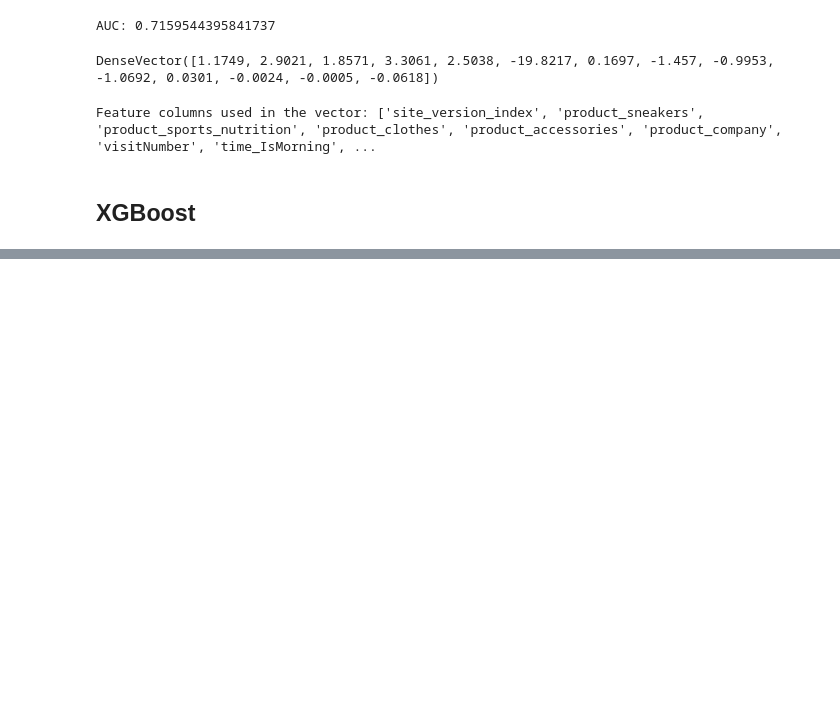
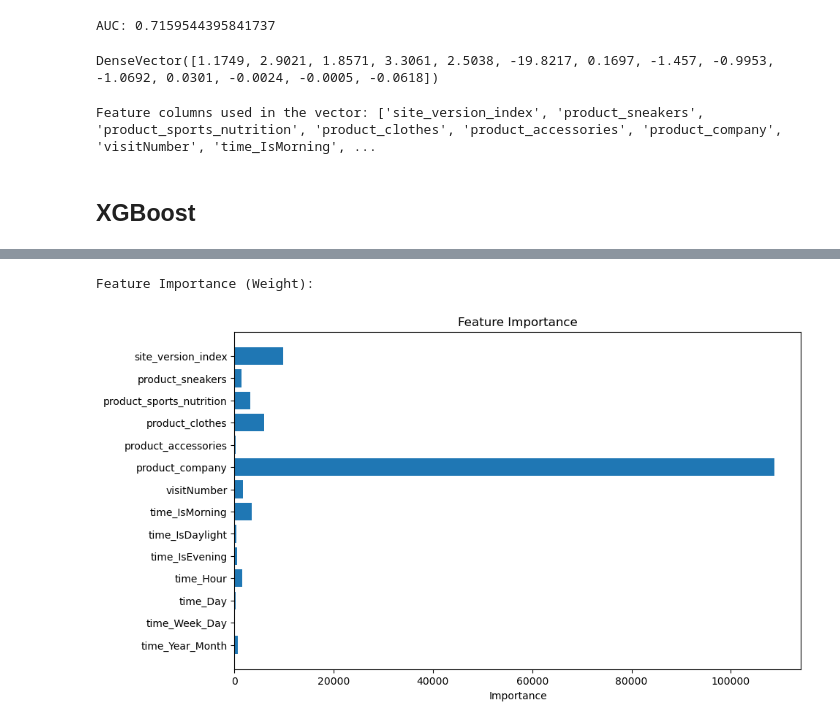
Before and after one commit to rsuhendra/product_analytics, a Jupyter notebook: spark.ipynb, the cells around one changed output, grey strips where cells are left out. Cells and saved outputs as stored; diff of their text form; code cells hidden in the pictures; blank space fills up the shorter version.

```diff
--- a/spark.ipynb
+++ b/spark.ipynb
@@ -308 +440,26 @@ print(f"AUC: {auc}")
 AUC: 0.7410389012042662
+# %%
+# Get the booster object (XGBoost model)
+booster = xgb_model.get_booster()
+
+# Get feature importance
+importance = booster.get_score(importance_type='gain')  # You can use 'weight', 'gain', or 'cover'
+
+# Show feature importance
+importance_dict = {}
+print("Feature Importance (Weight):")
+for k, (feature, score) in enumerate(importance.items()):
+    importance_dict[feature_columns[k]] = score
+    # print(f"{feature_columns[k]}: {score}")
+importance_df = pd.DataFrame(list(importance_dict.items()), columns=['Feature', 'Score'])
+
+# Plot the feature importance
+plt.figure(figsize=(10, 6))
+plt.barh(importance_df["Feature"], importance_df["Score"])
+plt.xlabel("Importance")
+plt.title("Feature Importance")
+plt.gca().invert_yaxis()  # To display the most important features at the top
+plt.show()
+# %% [output]
+Feature Importance (Weight):
+[figure, added]
```
Also changed, not shown: parts of 24 cells of this notebook, 3 other files.
